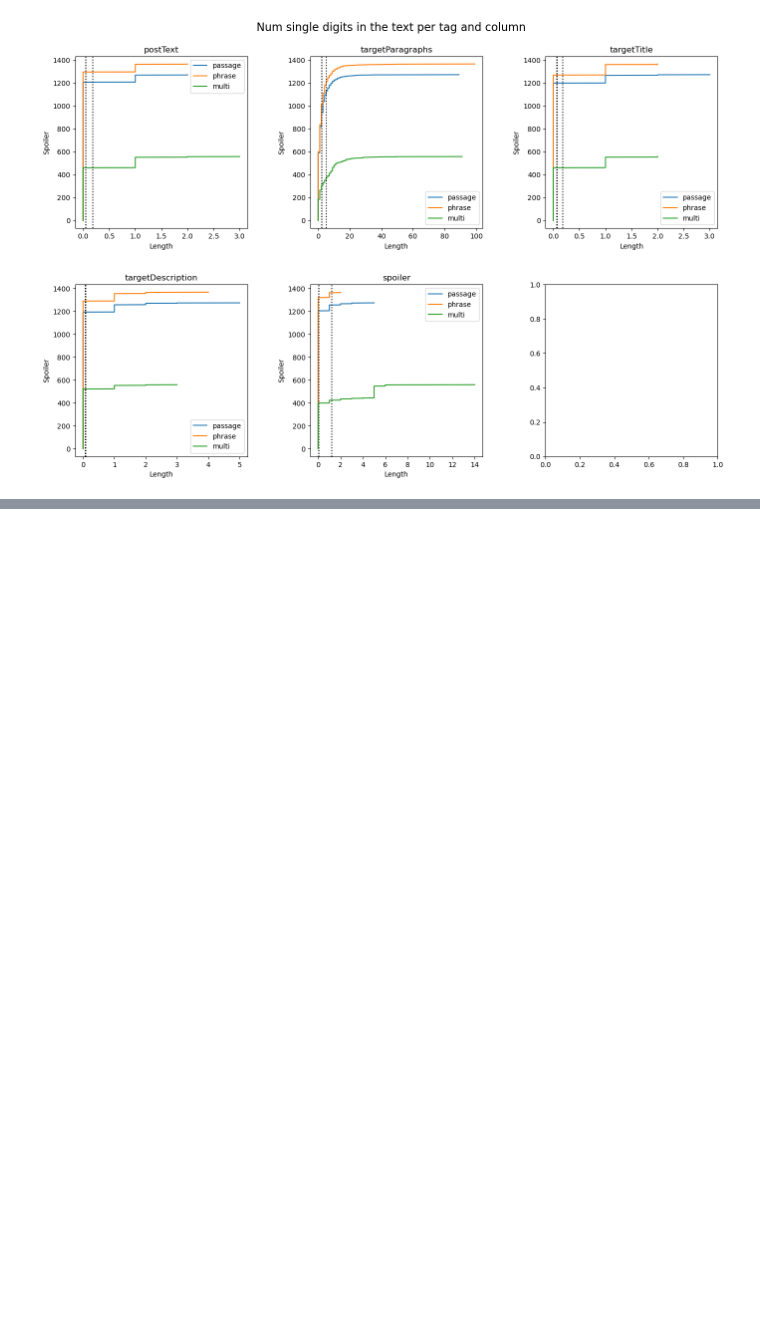
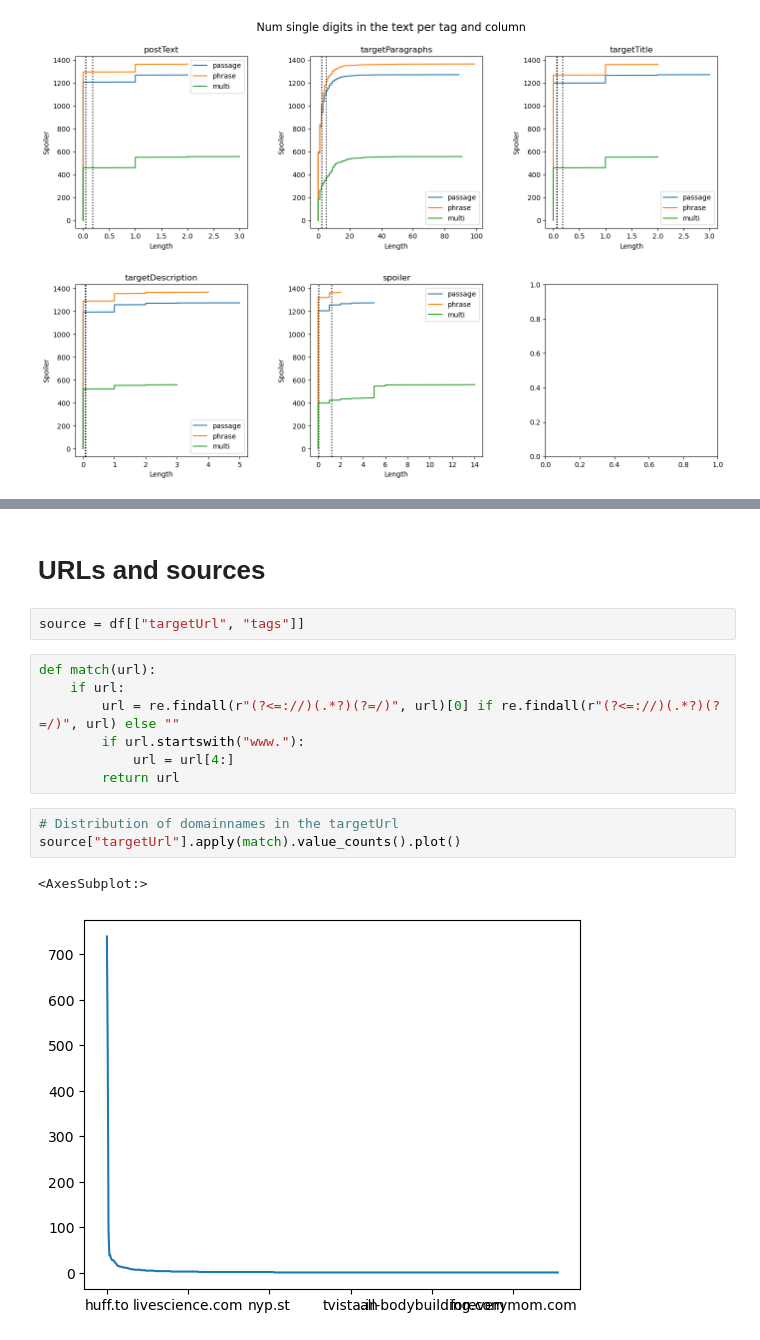
Before and after one commit to jueri/nancy-hicks-gribble-at-SemEval-2023-Task-5, a Jupyter notebook: analysis.ipynb, the cells around one changed output, grey strips where cells are left out. Drawn from its saved outputs; the diff is of its cells as text; blank space fills up the shorter version.

Commit message:
extend the analysis for a distribution of sources

```diff
--- a/analysis.ipynb
+++ b/analysis.ipynb
@@ -95,0 +115,17 @@ plot_col_per_tag(title="Num single digits in the text per tag and column", df=en
+# %% [markdown]
+# URLs and sources
+# %%
+source = df[["targetUrl", "tags"]]
+# %%
+def match(url):
+    if url:
+        url = re.findall(r"(?<=://)(.*?)(?=/)", url)[0] if re.findall(r"(?<=://)(.*?)(?=/)", url) else ""
+        if url.startswith("www."):
+            url = url[4:]
+        return url
+# %%
+# Distribution of domainnames in the targetUrl
+source["targetUrl"].apply(match).value_counts().plot()
+# %% [output]
+<AxesSubplot:>
+[figure, added]
```
Also changed, not shown: parts of 5 cells of this notebook.
